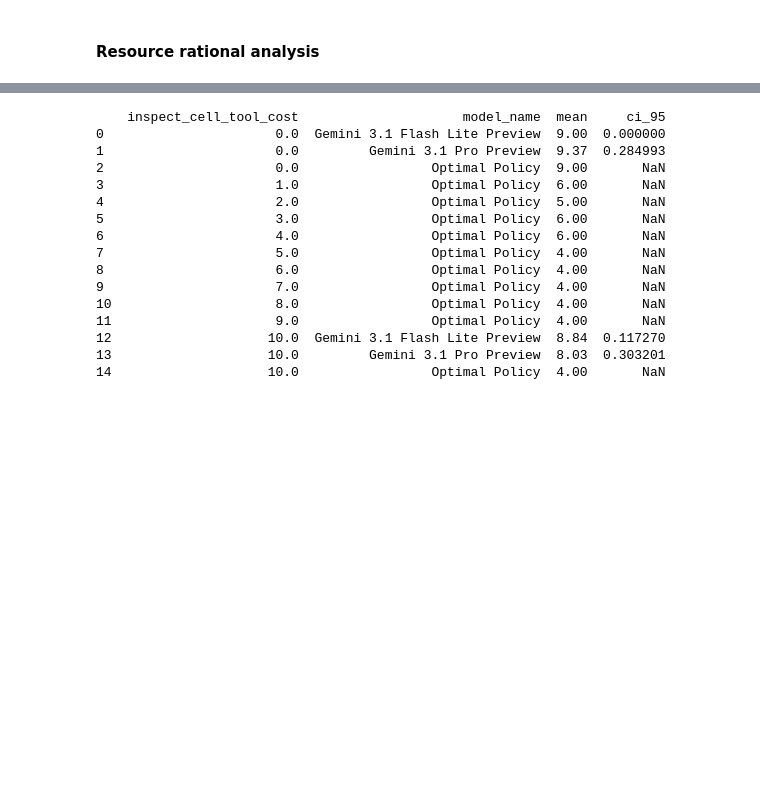
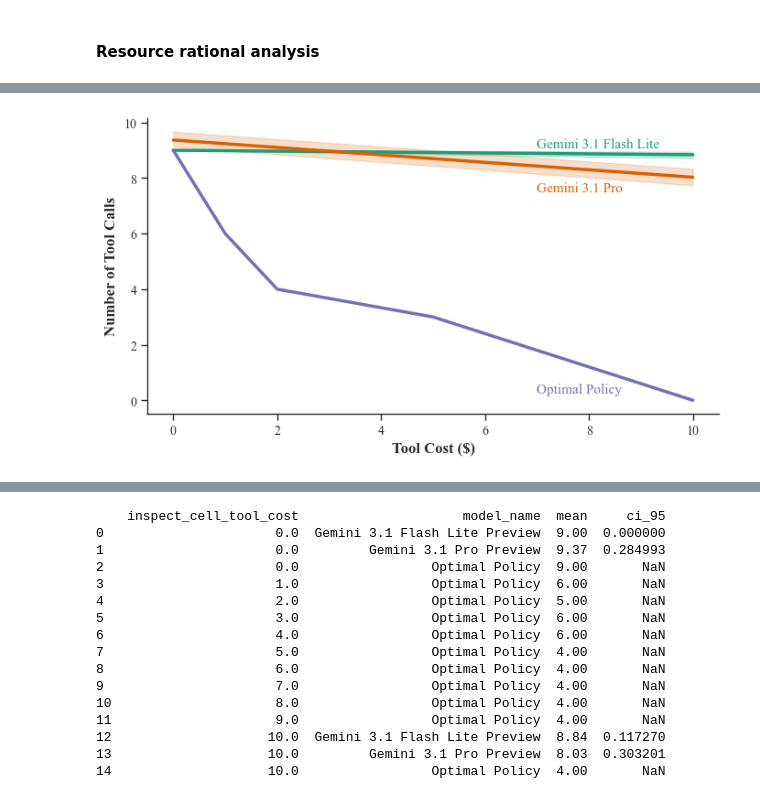
Before and after one commit to davoodwadi/toollab, a Jupyter notebook: src/tool_lab/analysis/analyze_promotion-final.ipynb, the cells around one changed output, grey strips where cells are left out. Cells and saved outputs as stored; diff of their text form; code cells hidden in the pictures; blank space fills up the shorter version.

```diff
--- a/src/tool_lab/analysis/analyze_promotion-final.ipynb
+++ b/src/tool_lab/analysis/analyze_promotion-final.ipynb
@@ -960,0 +1532,89 @@ plt.show()
+# %%
+# df_session_deal = df_session[df_session['prompt_type']=='deal']
+# df_session_value = df_session[df_session['prompt_type']=='value_function']
+df_session_condition = df_session.copy()
+df_session_condition['condition'] = df_session_condition['prompt_type'].str.replace('_function','').str.title() + ' - ' + df_session_condition['model_name'].str.replace('-',' ').str.title()
+# df_session_condition = df_session_condition[df_session_condition['model_name']=='gemini-3.1-pro-preview']
+df_session_condition = df_session_condition[df_session_condition['prompt_type']=='deal']
+df_session_condition['model_name'] = df_session_condition['model_name'].apply(lambda m: m.replace('-preview','').replace('-', ' ').title())
+df_optimal['condition'] = 'Optimal'
+df_myopic['condition'] = 'Myopic'
+df_combined = pd.concat([
+    df_session_condition,
+    df_optimal,
+    # df_myopic
+], ignore_index=True)
+df_combined['log_num_tool_calls'] = np.log10(df_combined['num_tool_calls']+1)
+df_combined['log_inspect_cell_tool_cost'] = np.log10(df_combined['inspect_cell_tool_cost']+1)
+
+
+# Plotting
+plt.figure(figsize=(7, 4)) # slightly wider to make room for text on the right
+
+ax = sns.lineplot(
+    data=df_combined,
+    x='inspect_cell_tool_cost',
+    y='num_tool_calls',
+    hue='model_name',
+    palette='Dark2',
+    markers=True,
+    linewidth=2.5
+)
+
+# 1. Get the current axes
+ax.set_xlabel("Tool Cost ($)", fontweight='bold')
+ax.set_ylabel("Number of Tool Calls", fontweight='bold')
+
+# 2. Extract handles (the colored line properties) and labels from the legend
+handles, labels = ax.get_legend_handles_labels()
+
+# 3. Remove the seaborn legend
+ax.get_legend().remove()
+
+# 4. Find the maximum X-value so we know where the lines end
+max_x = df_combined['inspect_cell_tool_cost'].max()
+
+# 5. Extend the X-axis limit so the text doesn't get chopped off the right side
+# (e.g., if max cost is 10, extend it to 13)
+# ax.set_xlim(df_combined['inspect_cell_tool_cost'].min(), max_x * 1.35)
+
+# 6. Loop through the models to place the text
+for counter, (handle, label) in enumerate(zip(handles, labels)):
+    # Get the color assigned to this specific model
+    # (handles is a list of lines, we extract the color from it)
+    color = handle.get_color()
+
+    # Calculate the Y-value where this specific line ends
+    # (We take the mean because Seaborn lineplot plots the mean line)
+    y_end = df_combined[
+        (df_combined['model_name'] == label) &
+        (df_combined['inspect_cell_tool_cost'] == max_x)
+    ]['num_tool_calls'].mean()
+
+    # Optional: You can add specific manual tweaks here if labels overlap
+    # e.g., if label == "Gemini 3.1 Pro": y_end += 0.2
+
+    # 7. Add the inline text
+    if counter==0:
+        vertical_jitter = y_end+0.4
+    elif counter==1:
+        vertical_jitter = y_end-0.4
+    else:
+        vertical_jitter = y_end+0.4
+
+    ax.text(
+        max_x + -3.,     # X-coordinate: Slightly to the right of the last point
+        vertical_jitter,           # Y-coordinate: Exactly where the line ends
+        label,           # The text (model_name)
+        color=color,     # Match the text color to the line color
+        fontsize=11,
+        # weight='bold',
+        va='center'      # Vertically align to the middle of the line tip
+    )
+
+# Clean up layout and save
+plt.tight_layout()
+plt.savefig('figures/optimal-policy-tool-calls.png', dpi=300, bbox_inches='tight')
+plt.show()
+# %% [output]
+[figure, added]
```
Also changed, not shown: parts of 30 cells of this notebook, 20 other files.
